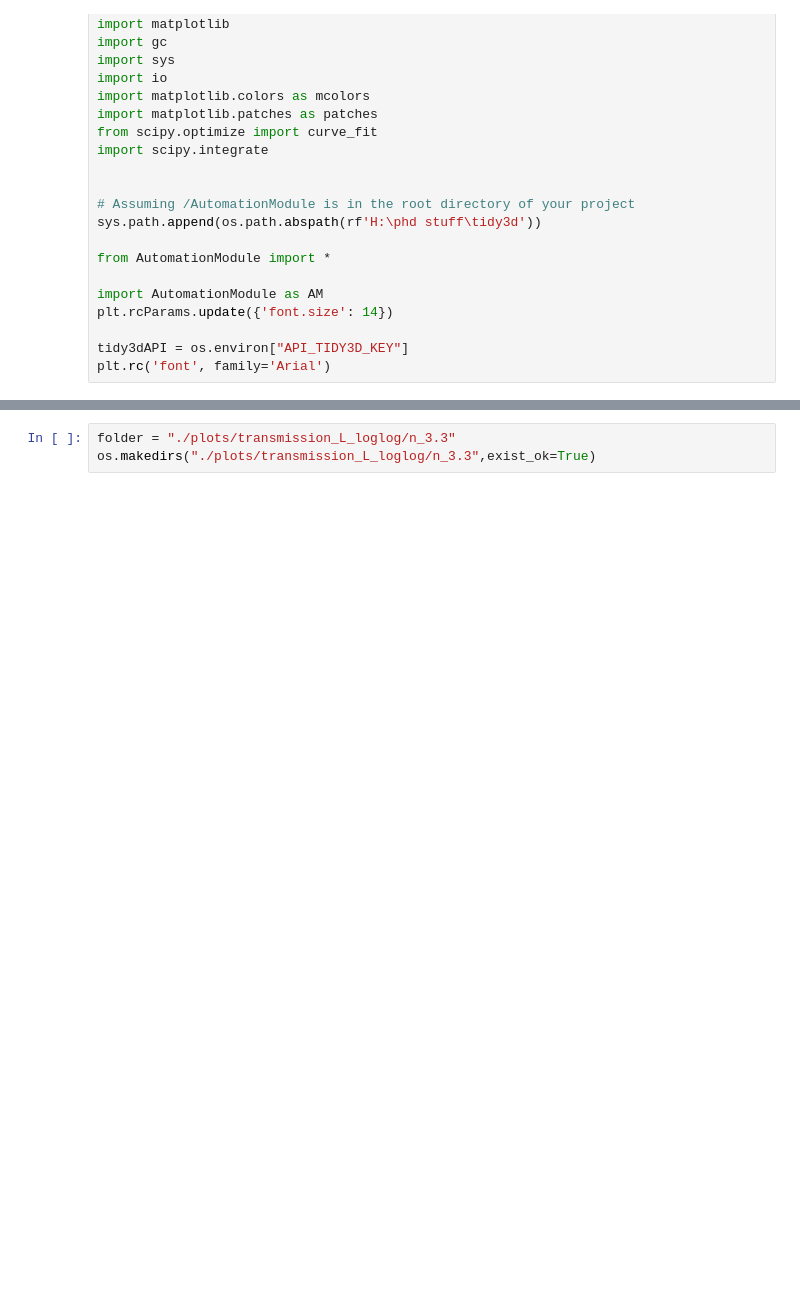
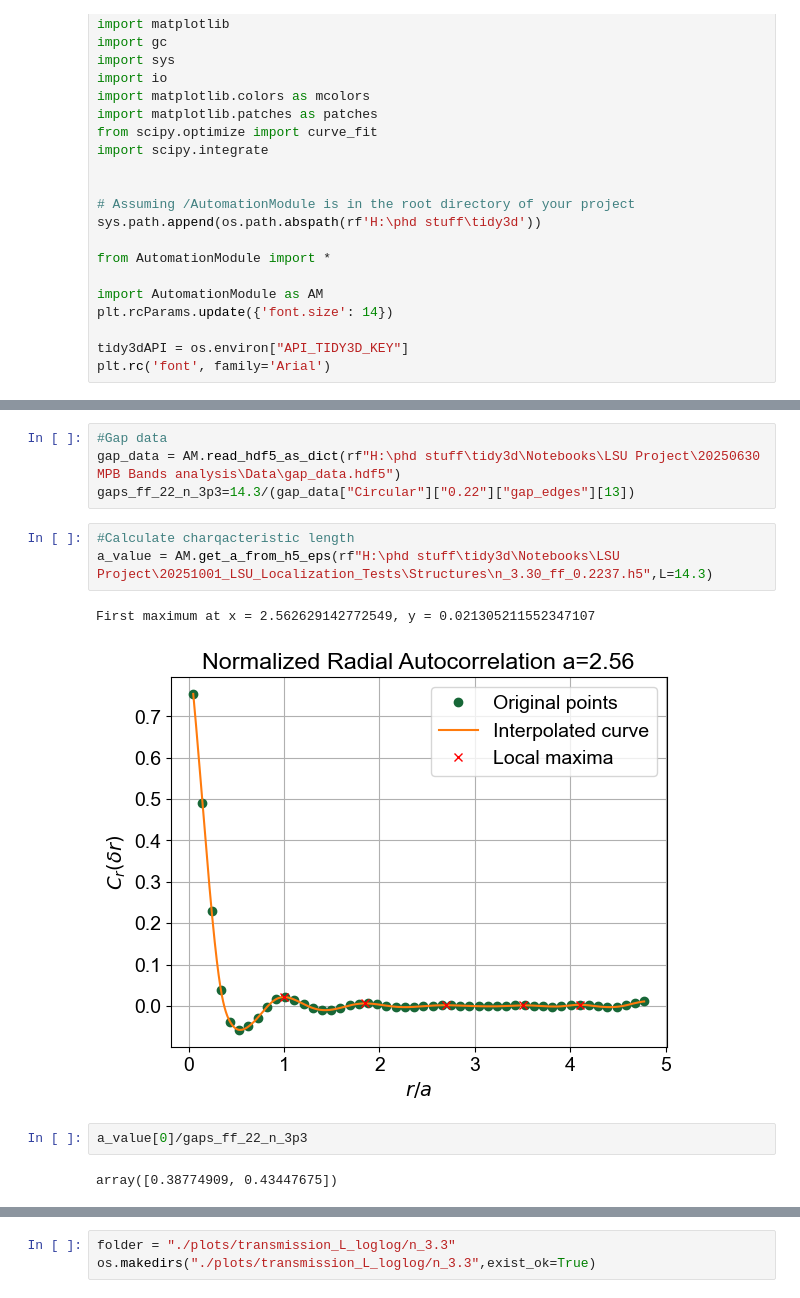
Before and after one commit to fhernandez93/LoadingPermittivityDistToSlabTransmission, a Jupyter notebook: Notebooks/LSU Project/20251001_LSU_Localization_Tests/20251029_T(L)/20250618 Transmission Analysis.ipynb, the cells around one changed output, grey strips where cells are left out. Drawn from its saved outputs; the diff is of its cells as text; blank space fills up the shorter version.

```diff
--- a/Notebooks/LSU Project/20251001_LSU_Localization_Tests/20251029_T(L)/20250618 Transmission Analysis.ipynb
+++ b/Notebooks/LSU Project/20251001_LSU_Localization_Tests/20251029_T(L)/20250618 Transmission Analysis.ipynb
@@ -46,0 +49,14 @@ data_loaded.keys()
+# %%
+#Gap data
+gap_data = AM.read_hdf5_as_dict(rf"H:\phd stuff\tidy3d\Notebooks\LSU Project\20250630 MPB Bands analysis\Data\gap_data.hdf5")
+gaps_ff_22_n_3p3=14.3/(gap_data["Circular"]["0.22"]["gap_edges"][13])
+# %%
+#Calculate charqacteristic length
+a_value = AM.get_a_from_h5_eps(rf"H:\phd stuff\tidy3d\Notebooks\LSU Project\20251001_LSU_Localization_Tests\Structures\n_3.30_ff_0.2237.h5",L=14.3)
+# %% [output]
+First maximum at x = 2.562629142772549, y = 0.021305211552347107
+[figure, added]
+# %%
+a_value[0]/gaps_ff_22_n_3p3
+# %% [output]
+array([0.38774909, 0.43447675])
```
Also changed, not shown: parts of 29 cells of this notebook, 24 other files.
